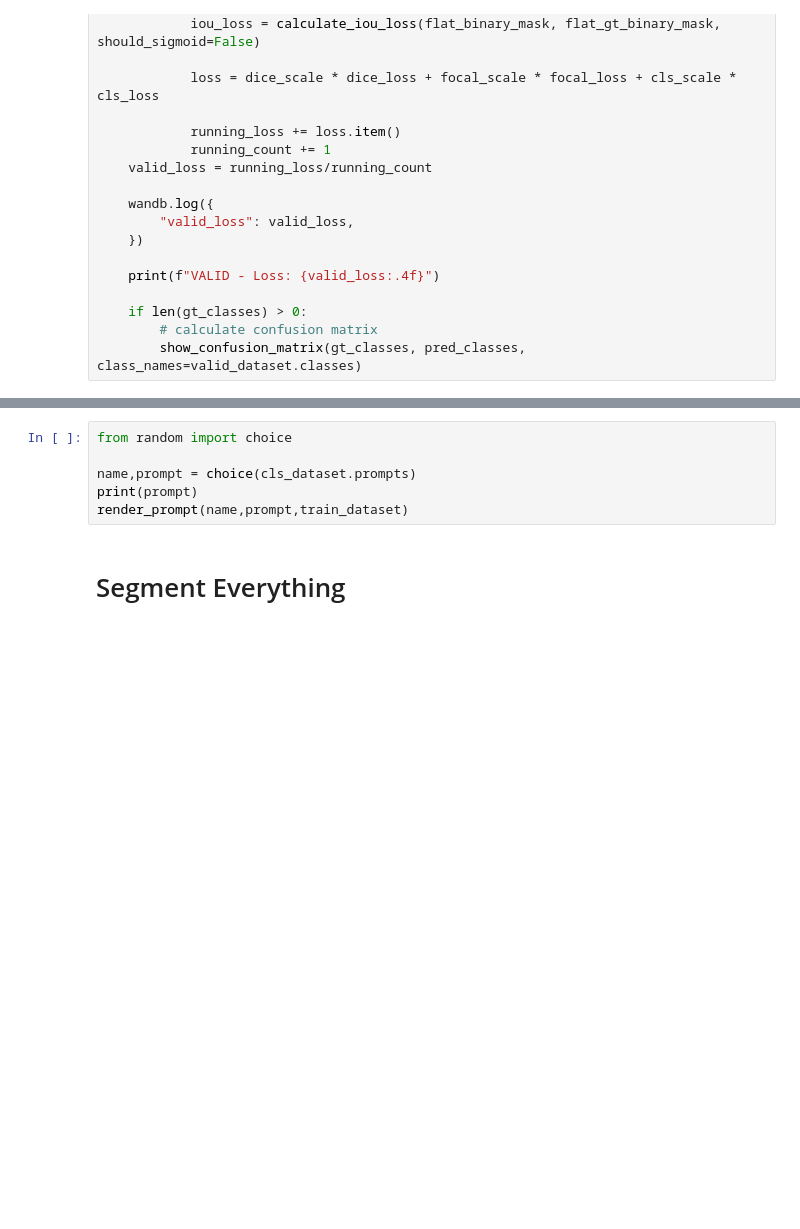
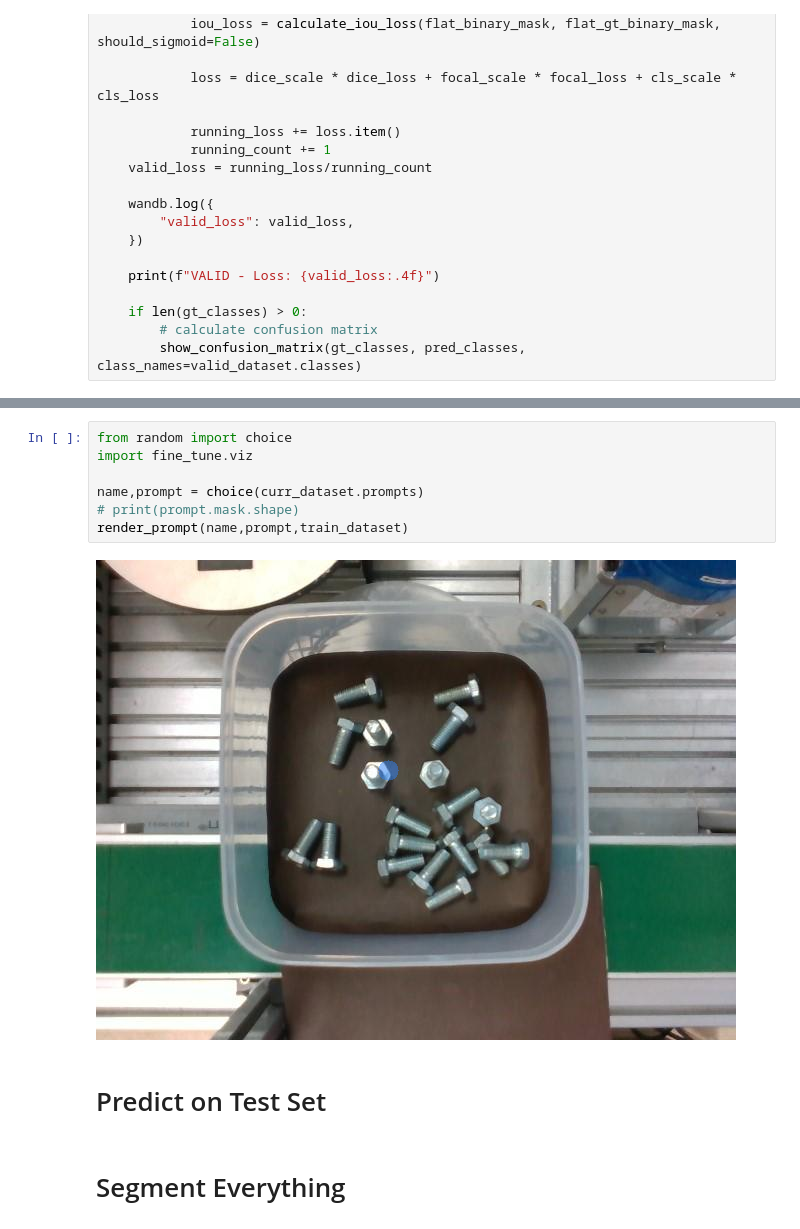
Before and after one commit to andrew-healey/sam-fine-tuning, a Jupyter notebook: ft-train.test.ipynb, the cells around one changed output, grey strips where cells are left out. Cells and saved outputs as stored; diff of their text form; blank space fills up the shorter version.

```diff
--- a/ft-train.test.ipynb
+++ b/ft-train.test.ipynb
@@ -518,9 +672,14 @@ Image.fromarray(img * thresholded[...,None]).convert("RGB")
 # %%
 from random import choice
+import fine_tune.viz
 
-name,prompt = choice(cls_dataset.prompts)
-print(prompt)
+name,prompt = choice(curr_dataset.prompts)
+# print(prompt.mask.shape)
 render_prompt(name,prompt,train_dataset)
+# %% [output]
+[figure, added]
+# %% [markdown]
+# Predict on Test Set
 # %% [markdown]
 # Segment Everything
 # %%
```
Also changed, not shown: parts of 17 cells of this notebook, 7 other files.
